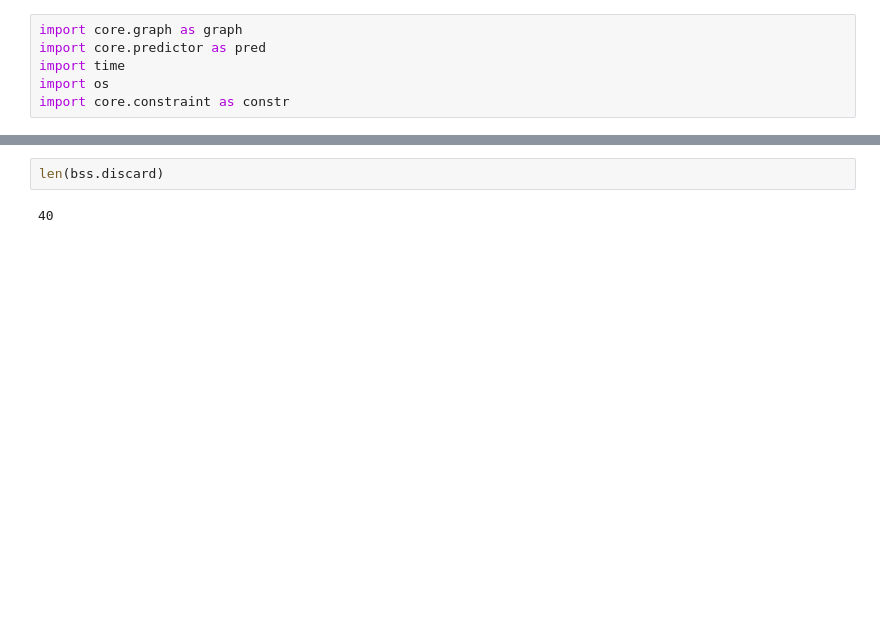
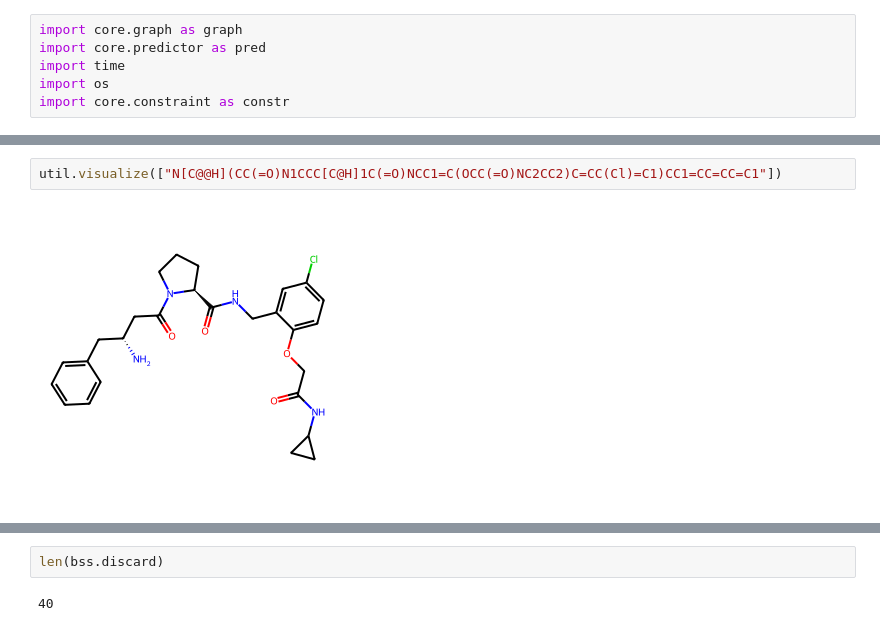
Before and after one commit to mosilian7/VirtualLeadOpt, a Jupyter notebook: SanityCheck.ipynb, the cells around one changed output, grey strips where cells are left out. Saved outputs shown, nothing was run; the diff lists cells and outputs as text; blank space fills up the shorter version.

```diff
--- a/SanityCheck.ipynb
+++ b/SanityCheck.ipynb
@@ -33,0 +139,4 @@ JobId: LAPTOP-0287K7QE-0-636e6bb2
+# %%
+util.visualize(["N[C@@H](CC(=O)N1CCC[C@H]1C(=O)NCC1=C(OCC(=O)NC2CC2)C=CC(Cl)=C1)CC1=CC=CC=C1"])
+# %% [output]
+[figure, added]
```
Also changed, not shown: parts of 6 cells of this notebook, 7 other files.
